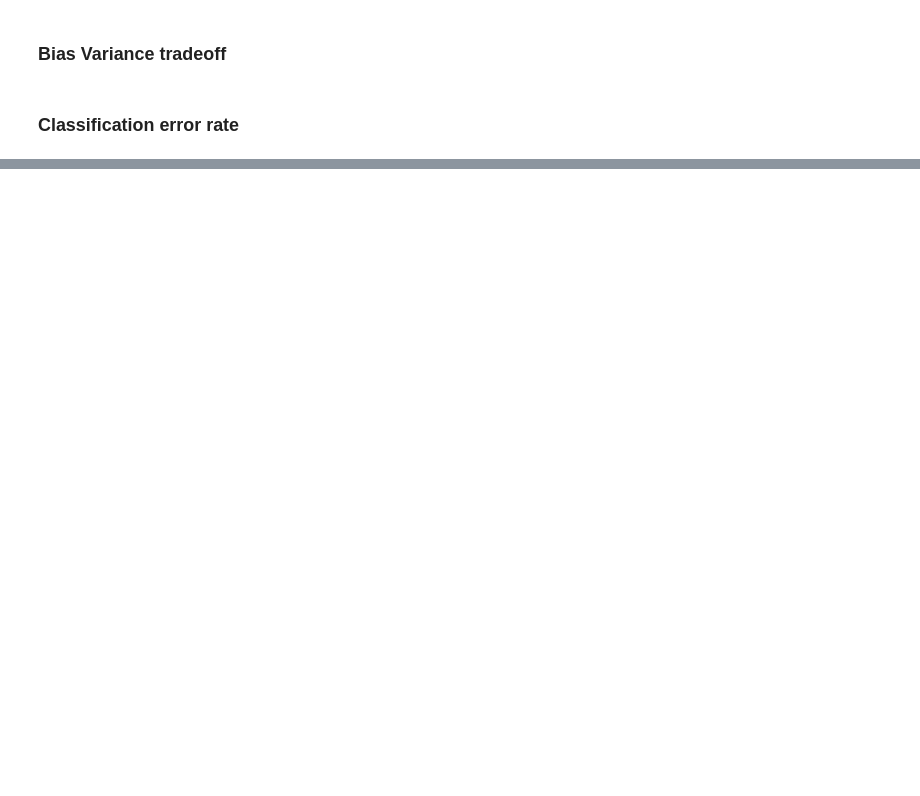
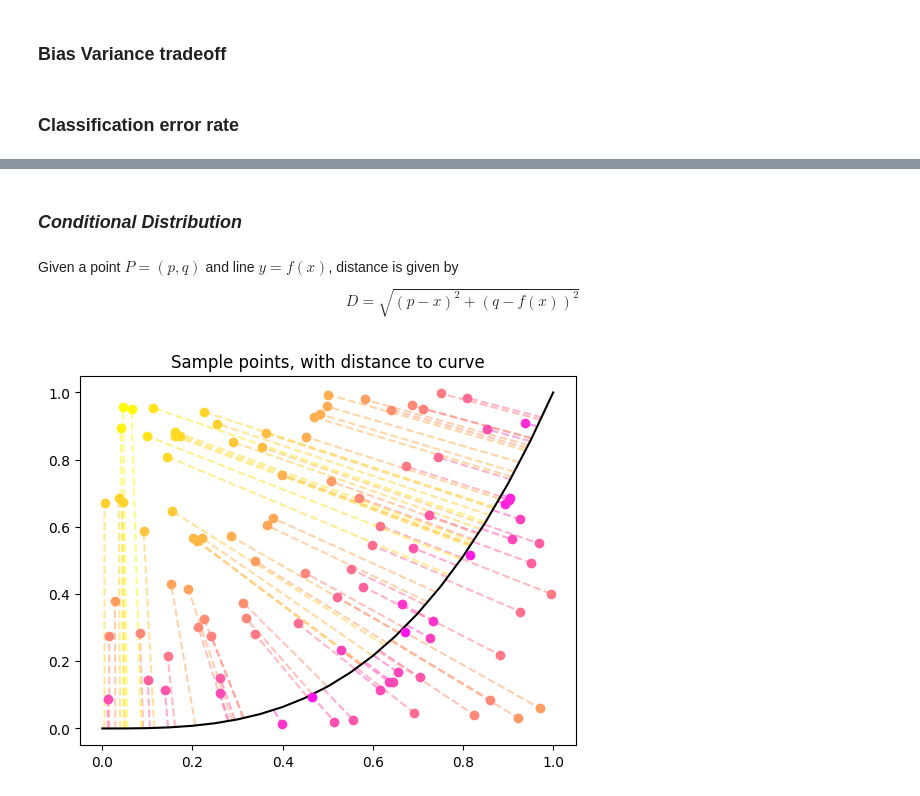
Before and after one commit to draykophoenix/ISLP-equation-implementation, a Jupyter notebook: ch2.ipynb, the cells around one changed output, grey strips where cells are left out. Saved outputs shown, nothing was run; the diff lists cells and outputs as text; code cells hidden in the pictures; blank space fills up the shorter version.

```diff
--- a/ch2.ipynb
+++ b/ch2.ipynb
@@ -182,2 +182,48 @@ Y_hat: [6 5 6 4 1 9 1 3 7 6]
 this: 0.20
 sklearn: 0.20
+# %% [markdown]
+### *Conditional Distribution*
+# %% [markdown]
+Given a point $P = (p,q)$ and line $y = f(x)$, distance is given by
+$$
+D = \sqrt{(p-x)^2 + (q-f(x))^2}
+$$
+# %%
+def min_dist_point_to_curve(P, f):
+    p,q = P
+    '''Finds the minimum distance between a point and a curve.
+    Returns: a named tuple containing the value for minimum distance and the point on the line that that corresponds to'''
+    dist = lambda x: np.sqrt((x - p)**2 + (f(x) - q)**2)
+
+    min_x = minimize(dist, P[0]).x[0]
+    min_dist = dist(min_x)
+    min_point = (min_x, f(min_x))
+
+    Result = namedtuple("Result", ["min_dist", "min_point"])
+    return Result(min_dist, min_point)
+# %%
+f = lambda x: x**3
+
+x_1 = np.random.uniform(0, 1, 100)
+x_2 = np.random.uniform(0, 1, 100)
+
+points = zip(x_1, x_2)
+min_distances, min_points = zip(*[min_dist_point_to_curve(P, f) for P in points])
+
+# Using exponential to weight far away points more significantly
+# For calculating conditional probability as a function of distance squared.
+min_distances_exp = np.power(min_distances, 0.5)
+
+# Distances are already normalized to the range 0-1 for the colormap,
+# as 1 is the largest possible distance, and 0 is the smallest
+cmp = colormaps["spring"]
+
+for i, P in enumerate(min_points):
+    plt.scatter(x_1[i], x_2[i], color = cmp(min_distances_exp[i]), zorder=2)
+    plt.plot([P[0], x_1[i]], [P[1], x_2[i]], color=(cmp(min_distances_exp[i])), linestyle="--", alpha=0.5, zorder=1)
+
+axis = np.linspace(0, 1, 21)
+plt.plot(axis, f(axis), "k", zorder=1)
+plt.title("Sample points, with distance to curve");
+# %% [output]
+[figure, added]
```
Also changed, not shown: parts of 15 cells of this notebook.
